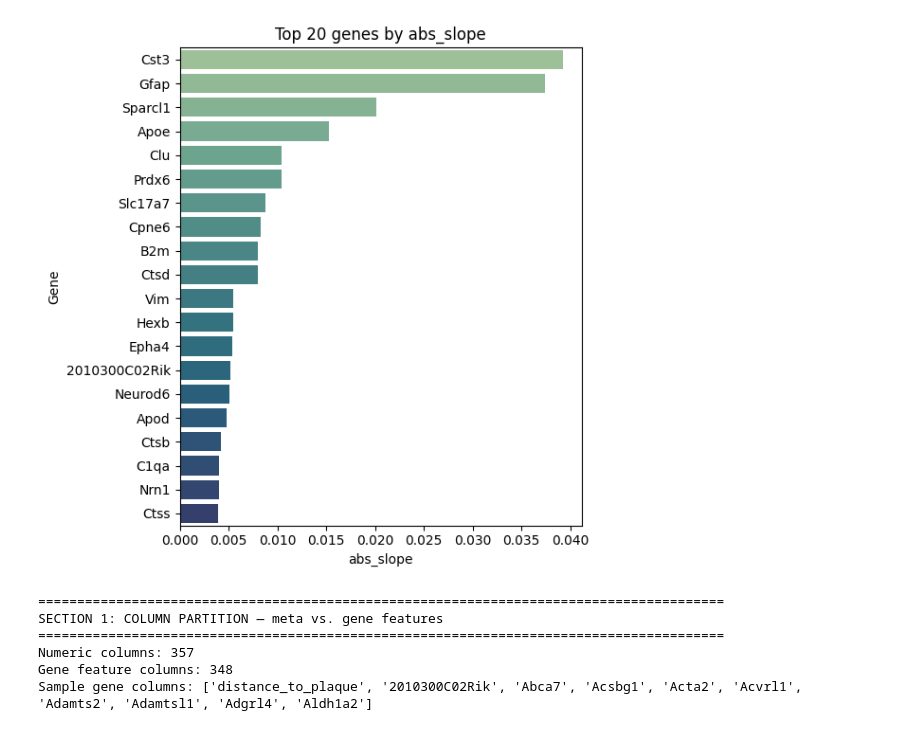
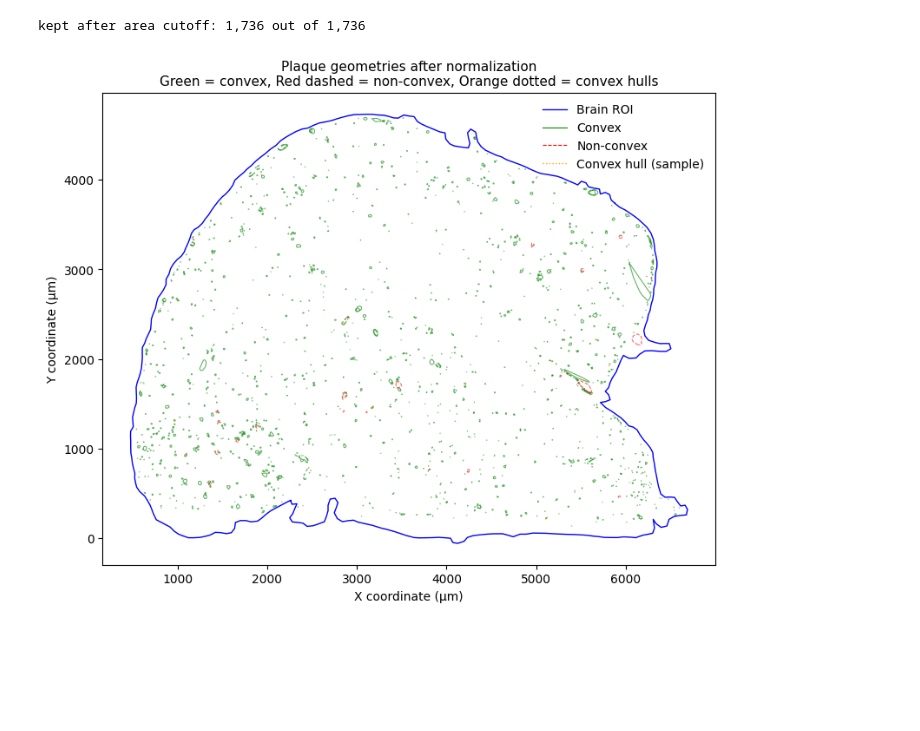
Before and after one commit to epfl-ada/ada-2025-project-adastraperaspera, a Jupyter notebook: results.ipynb, the cells around one changed output. Saved outputs shown, nothing was run; the diff lists cells and outputs as text; code cells hidden in the pictures; blank space fills up the shorter version.

```diff
--- a/results.ipynb
+++ b/results.ipynb
@@ -186,33 +285,18 @@ plot_top_spatial_genes(sig_pos, top_n=15, metric="spearman_r")
 # %%
-plot_top_spatial_genes(
-    stats_df.query("gene != 'total_counts'").assign(abs_slope=stats_df["slope"].abs()),
-    metric="abs_slope",
-)
+# 8. Filter out small plaques
+AREA_CUTOFF = p5
+plaques_poly["removed_small"] = plaques_poly["area"] < AREA_CUTOFF
+plaques_poly = plaques_poly[~plaques_poly["removed_small"]].copy()
+logger.info(f"kept after area cutoff: {len(plaques_poly):,} out of {len(plaques_poly):,}")
 # %% [output]
-[figure, removed]
+kept after area cutoff: 1,736 out of 1,736
 # %%
-from scipy.stats import skew, kurtosis
-import pandas as pd
-import numpy as np
-from src.scripts.preprocessing.partition import split_meta_vs_genes, DEFAULT_META_COLS
-
-print("\n" + "="*88)
-print("SECTION 1: COLUMN PARTITION — meta vs. gene features")
-print("="*88)
-
-df = pd.read_csv("src/data/Xenium_V1_FFPE_TgCRND8_17_9_months/combined.csv")
-
-num_cols = df.select_dtypes(include=[np.number]).columns.tolist()
-gene_cols = [c for c in num_cols if c not in DEFAULT_META_COLS]
-
-meta, genes, info = split_meta_vs_genes(df, meta_cols=DEFAULT_META_COLS)
-print(f"Numeric columns: {info['n_numeric']}")
-print(f"Gene feature columns: {info['n_genes']}")
-print("Sample gene columns:", list(genes.columns[:10]))
+ax = plot_plaques(
+    plaques_poly,
+    brain_geom=brain_geom if "brain_geom" in globals() else None,
+    sample_hulls=20,
+    seed=42,
+    figsize=(8, 8),
+)
 # %% [output]
-========================================================================================
-SECTION 1: COLUMN PARTITION — meta vs. gene features
-========================================================================================
-Numeric columns: 357
-Gene feature columns: 348
-Sample gene columns: ['distance_to_plaque', '2010300C02Rik', 'Abca7', 'Acsbg1', 'Acta2', 'Acvrl1', 'Adamts2', 'Adamtsl1', 'Adgrl4', 'Aldh1a2']
+[figure, added]
```
Also changed, not shown: parts of 66 cells of this notebook, 11 other files.
